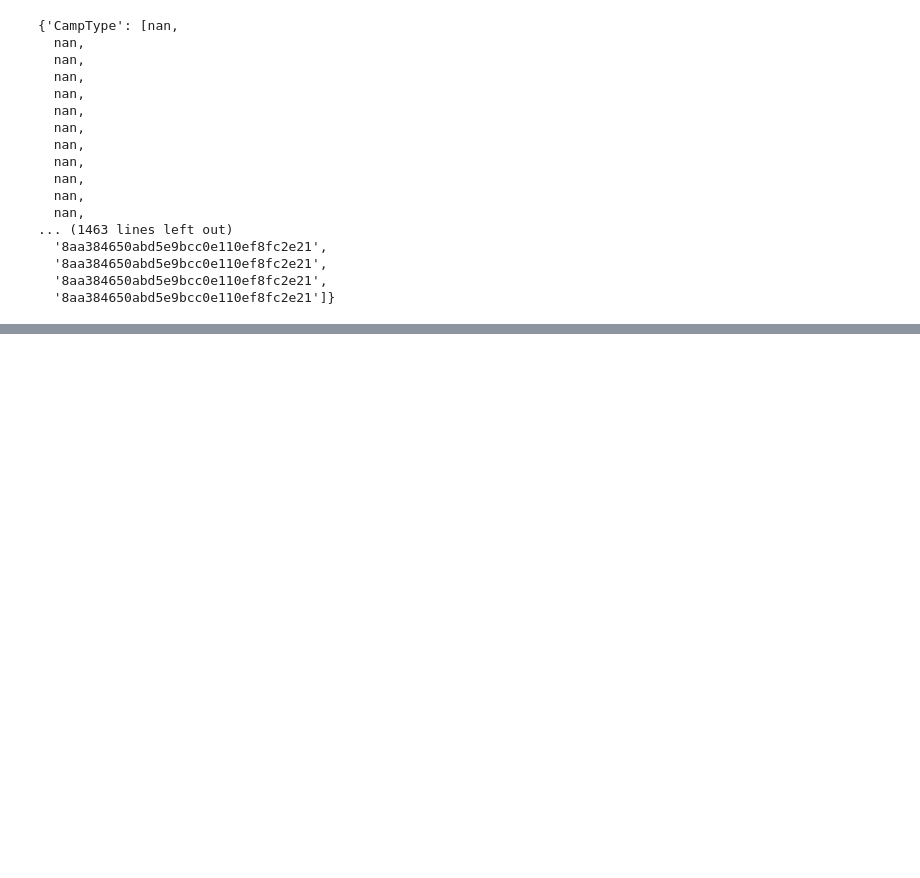
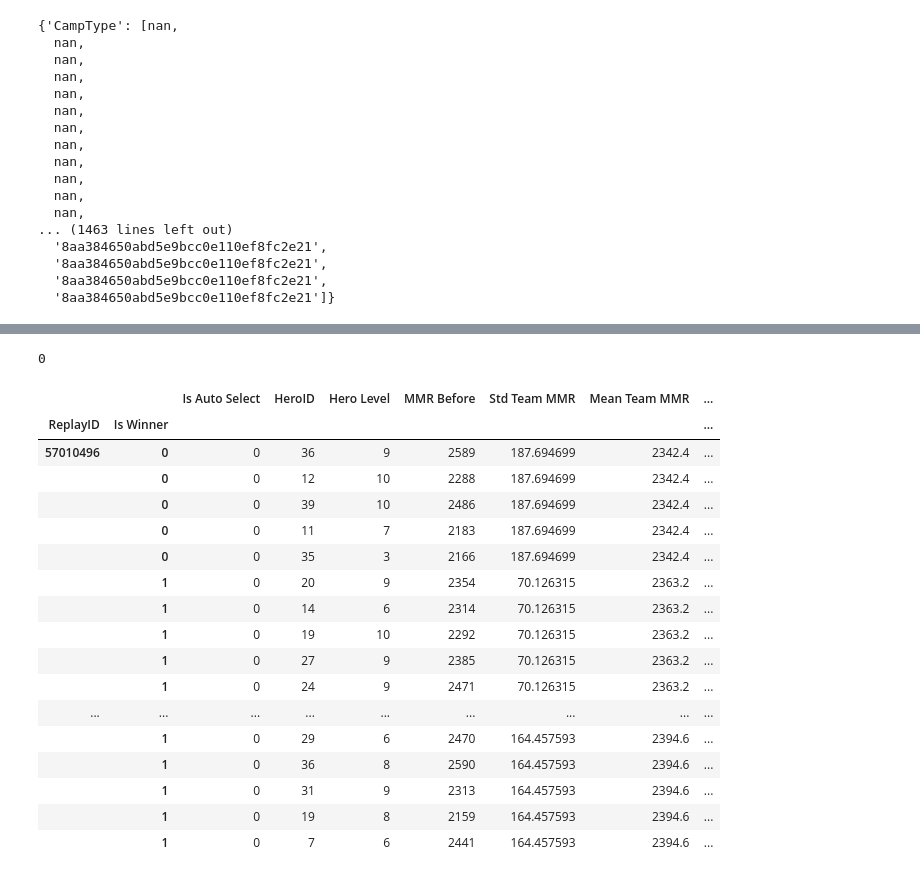
Before and after one commit to jokem59/heroprotocol, a Jupyter notebook: formatter.ipynb, the cells around one changed output, grey strips where cells are left out. Drawn from its saved outputs; the diff is of its cells as text; code cells hidden in the pictures; blank space fills up the shorter version.

```diff
--- a/formatter.ipynb
+++ b/formatter.ipynb
@@ -850,0 +843,4 @@ False
+# %%
+def addMaxMMR(row, replayGroup):
+# %% [output]
+0
@@ -850,0 +850,57 @@ False
+# %%
+funcs = {
+    'Max Team MMR': 'max',
+    'Mean Team MMR': 'mean',
+    'Min Team MMR': 'min',
+    'Std Team MMR': 'std'
+}
+
+idx_cols = ['ReplayID', 'Is Winner']
+val_col = 'MMR Before'
+# %%
+df = pd.DataFrame([
+[57010496, 0, 36,  9, 0, 2589],
+[57010496, 0, 20,  9, 1, 2354],
+[57010496, 0, 14,  6, 1, 2314],
+[57010496, 0, 12, 10, 0, 2288],
+[57010496, 0, 39, 10, 0, 2486],
+[57010496, 0, 19, 10, 1, 2292],
+[57010496, 0, 27,  9, 1, 2385],
+[57010496, 0, 11,  7, 0, 2183],
+[57010496, 0, 24,  9, 1, 2471],
+[57010496, 0, 35,  3, 0, 2166],
+[57010518, 0, 22,  4, 0, 2582],
+[57010518, 0, 29,  6, 1, 2470],
+[57010518, 0, 36,  8, 1, 2590],
+[57010518, 0, 31,  9, 1, 2313],
+[57010518, 0, 19,  8, 1, 2159],
+[57010518, 0, 13,  7, 0, 1996],
+[57010518, 0,  7,  6, 1, 2441],
+[57010518, 0, 21,  7, 0, 2220],
+[57010518, 0, 42,  9, 0, 2465],
+[57010518, 0, 18, 11, 0, 2392]], columns=['ReplayID', 'Is Auto Select', 'HeroID','Hero Level', 'Is Winner', 'MMR Before'])
+# %%
+df1 = df.set_index(idx_cols)
+summaryReplayGroup = df1[val_col].groupby(level=idx_cols).agg(funcs)
+
+df2 = df1.join(summaryReplayGroup)
+df2
+# %% [output]
+|  |  | Is Auto Select | HeroID | Hero Level | MMR Before | Std Team MMR | Mean Team MMR | ... |
+| ReplayID | Is Winner |  |  |  |  |  |  | ... |
+| 57010496 | 0 | 0 | 36 | 9 | 2589 | 187.694699 | 2342.4 | ... |
+|  | 0 | 0 | 12 | 10 | 2288 | 187.694699 | 2342.4 | ... |
+|  | 0 | 0 | 39 | 10 | 2486 | 187.694699 | 2342.4 | ... |
+|  | 0 | 0 | 11 | 7 | 2183 | 187.694699 | 2342.4 | ... |
+|  | 0 | 0 | 35 | 3 | 2166 | 187.694699 | 2342.4 | ... |
+|  | 1 | 0 | 20 | 9 | 2354 | 70.126315 | 2363.2 | ... |
+|  | 1 | 0 | 14 | 6 | 2314 | 70.126315 | 2363.2 | ... |
+|  | 1 | 0 | 19 | 10 | 2292 | 70.126315 | 2363.2 | ... |
+|  | 1 | 0 | 27 | 9 | 2385 | 70.126315 | 2363.2 | ... |
+|  | 1 | 0 | 24 | 9 | 2471 | 70.126315 | 2363.2 | ... |
+| ... | ... | ... | ... | ... | ... | ... | ... | ... |
+|  | 1 | 0 | 29 | 6 | 2470 | 164.457593 | 2394.6 | ... |
+|  | 1 | 0 | 36 | 8 | 2590 | 164.457593 | 2394.6 | ... |
+|  | 1 | 0 | 31 | 9 | 2313 | 164.457593 | 2394.6 | ... |
+|  | 1 | 0 | 19 | 8 | 2159 | 164.457593 | 2394.6 | ... |
+|  | 1 | 0 | 7 | 6 | 2441 | 164.457593 | 2394.6 | ... |
```
Also changed, not shown: parts of 4 cells of this notebook, 9 other files.
